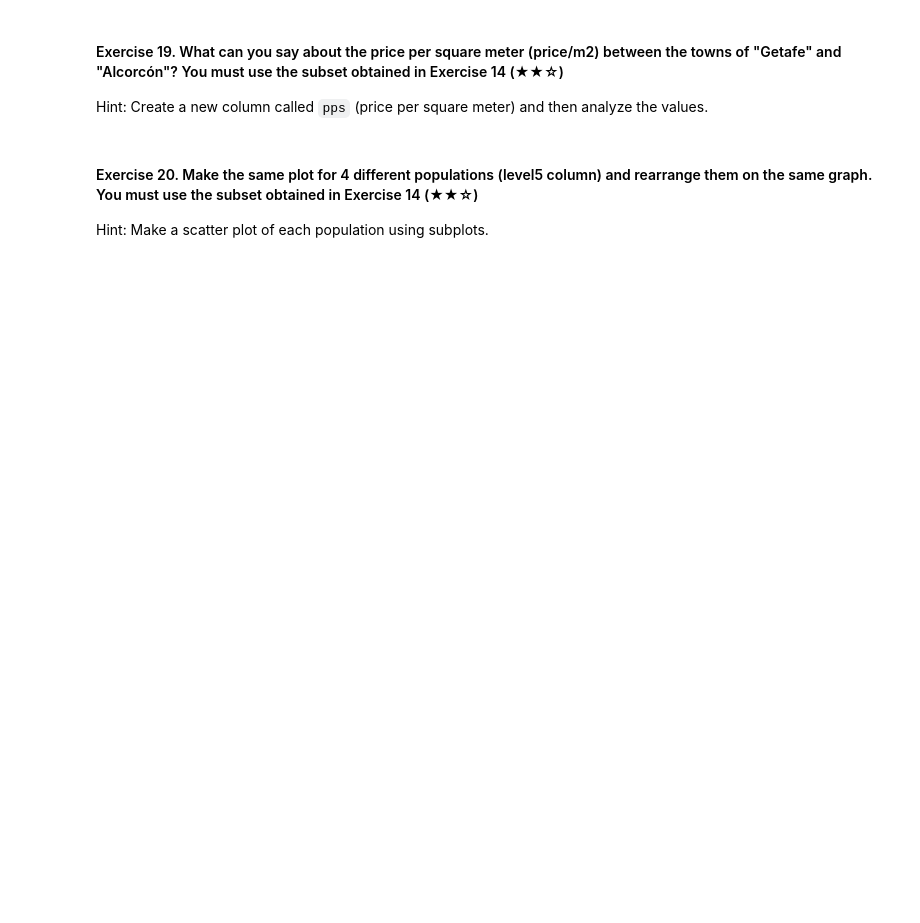
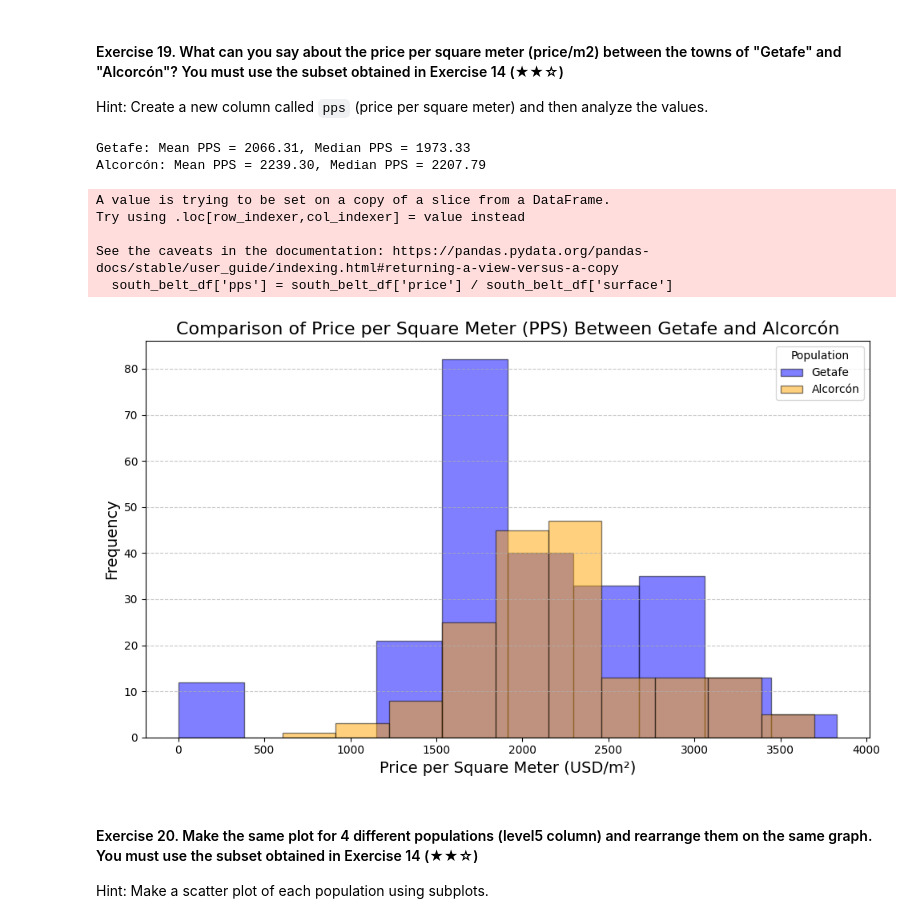
Before and after one commit to roberugalde/realestate-datacleanup-exercise, a Jupyter notebook: project.ipynb, the cells around one changed output. Cells and saved outputs as stored; diff of their text form; code cells hidden in the pictures; blank space fills up the shorter version.

```diff
--- a/project.ipynb
+++ b/project.ipynb
@@ -366,7 +627,45 @@ Hint: You can help yourself by reviewing the *multihist* demo of Matplotlib.
 
 Hint: Create a new column called `pps` (price per square meter) and then analyze the values.
 # %%
-# TODO
+# Create a new column for price per square meter (pps)
+south_belt_df['pps'] = south_belt_df['price'] / south_belt_df['surface']
+
+# Filter data for "Getafe" and "Alcorcón"
+getafe_data = south_belt_df[south_belt_df['level5'] == 'Getafe']
+alcorcon_data = south_belt_df[south_belt_df['level5'] == 'Alcorcón']
+
+# Calculate summary statistics for price per square meter (pps)
+getafe_pps_mean = getafe_data['pps'].mean()
+getafe_pps_median = getafe_data['pps'].median()
+alcorcon_pps_mean = alcorcon_data['pps'].mean()
+alcorcon_pps_median = alcorcon_data['pps'].median()
+
+# Print the results
+print(f"Getafe: Mean PPS = {getafe_pps_mean:.2f}, Median PPS = {getafe_pps_median:.2f}")
+print(f"Alcorcón: Mean PPS = {alcorcon_pps_mean:.2f}, Median PPS = {alcorcon_pps_median:.2f}")
+
+# Plot histograms for PPS comparison
+plt.figure(figsize=(10, 6))
+plt.hist(getafe_data['pps'], bins=10, alpha=0.5, label='Getafe', color='blue', edgecolor='black')
+plt.hist(alcorcon_data['pps'], bins=10, alpha=0.5, label='Alcorcón', color='orange', edgecolor='black')
+plt.title("Comparison of Price per Square Meter (PPS) Between Getafe and Alcorcón", fontsize=16)
+plt.xlabel("Price per Square Meter (USD/m²)", fontsize=14)
+plt.ylabel("Frequency", fontsize=14)
+plt.legend(title="Population")
+plt.grid(axis='y', linestyle='--', alpha=0.7)
+plt.tight_layout()
+
+# Show the plot
+plt.show()
+# %% [output]
+Getafe: Mean PPS = 2066.31, Median PPS = 1973.33
+Alcorcón: Mean PPS = 2239.30, Median PPS = 2207.79
+A value is trying to be set on a copy of a slice from a DataFrame.
+Try using .loc[row_indexer,col_indexer] = value instead
+
+See the caveats in the documentation: https://pandas.pydata.org/pandas-docs/stable/user_guide/indexing.html#returning-a-view-versus-a-copy
+  south_belt_df['pps'] = south_belt_df['price'] / south_belt_df['surface']
+[figure, added]
 # %% [markdown]
 #### Exercise 20. Make the same plot for 4 different populations (level5 column) and rearrange them on the same graph. You must use the subset obtained in Exercise 14 (★★☆)
 
```
Also changed, not shown: parts of 16 cells of this notebook.
